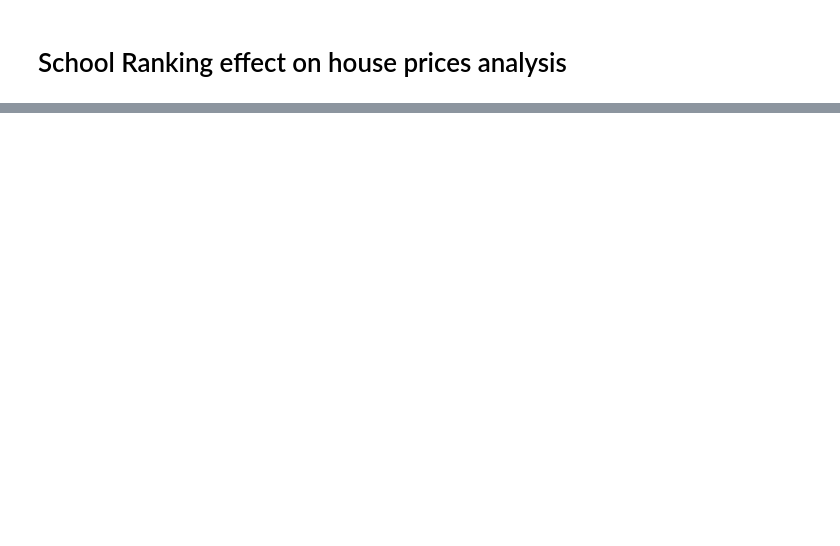
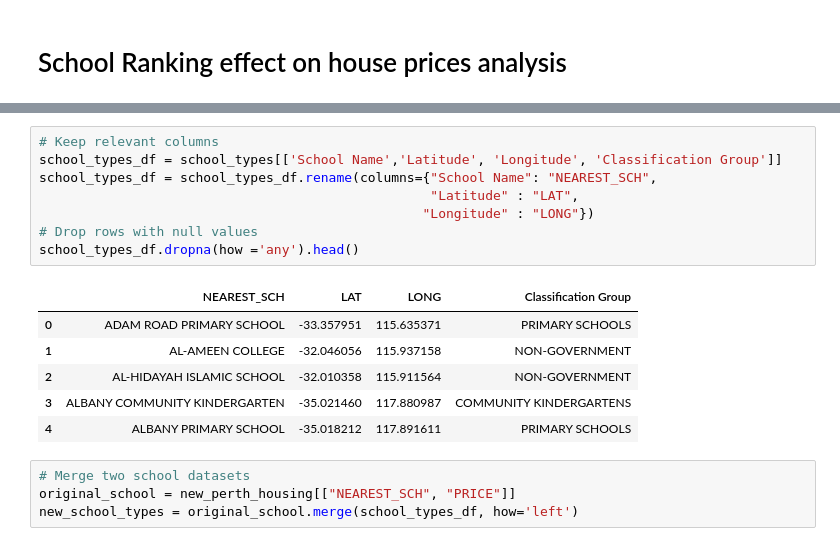
Before and after one commit to KavishNaran/Perth-Housing-Analysis, a Jupyter notebook: School_Ranking_Analysis.ipynb, the cells around one changed output, grey strips where cells are left out. Cells and saved outputs as stored; diff of their text form; blank space fills up the shorter version.

```diff
--- a/School_Ranking_Analysis.ipynb
+++ b/School_Ranking_Analysis.ipynb
@@ -95,0 +120,19 @@ The r-squared is: 0.4256534729900981
+# %%
+# Keep relevant columns
+school_types_df = school_types[['School Name','Latitude', 'Longitude', 'Classification Group']]
+school_types_df = school_types_df.rename(columns={"School Name": "NEAREST_SCH",
+                                                  "Latitude" : "LAT",
+                                                 "Longitude" : "LONG"})
+# Drop rows with null values
+school_types_df.dropna(how ='any').head()
+# %% [output]
+|  | NEAREST_SCH | LAT | LONG | Classification Group |
+| 0 | ADAM ROAD PRIMARY SCHOOL | -33.357951 | 115.635371 | PRIMARY SCHOOLS |
+| 1 | AL-AMEEN COLLEGE | -32.046056 | 115.937158 | NON-GOVERNMENT |
+| 2 | AL-HIDAYAH ISLAMIC SCHOOL | -32.010358 | 115.911564 | NON-GOVERNMENT |
+| 3 | ALBANY COMMUNITY KINDERGARTEN | -35.021460 | 117.880987 | COMMUNITY KINDERGARTENS |
+| 4 | ALBANY PRIMARY SCHOOL | -35.018212 | 117.891611 | PRIMARY SCHOOLS |
+# %%
+# Merge two school datasets
+original_school = new_perth_housing[["NEAREST_SCH", "PRICE"]]
+new_school_types = original_school.merge(school_types_df, how='left')
```
Also changed, not shown: parts of 17 cells of this notebook, 14 other files.
